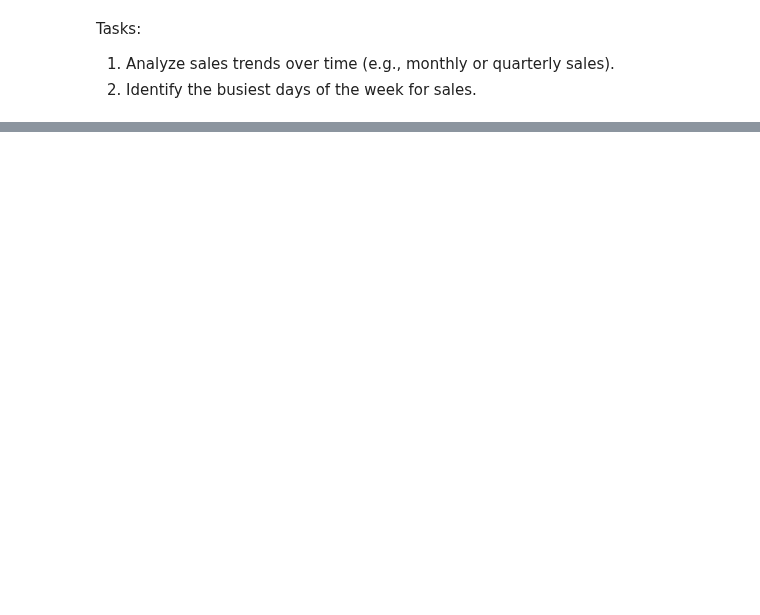
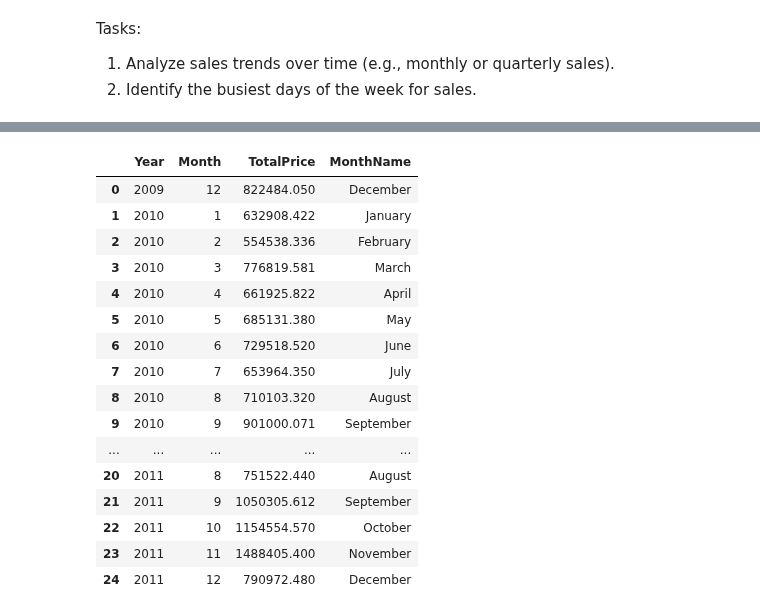
Before and after one commit to Prashant0594/python_data_projects, a Jupyter notebook: 3_online_retail_project/4_time_based_analysis.ipynb, the cells around one changed output, grey strips where cells are left out. Drawn from its saved outputs; the diff is of its cells as text; code cells hidden in the pictures; blank space fills up the shorter version.

```diff
--- a/3_online_retail_project/4_time_based_analysis.ipynb
+++ b/3_online_retail_project/4_time_based_analysis.ipynb
@@ -33,3 +33,6 @@ df['Month'] = df['InvoiceDate'].dt.month
 df['Quarter'] = df['InvoiceDate'].dt.quarter
 df['WeekNumber'] = df['InvoiceDate'].dt.isocalendar().week  # Week number
 df['DayOfWeek'] = df['InvoiceDate'].dt.day_name()  # Day of the week as a string
+# %%
+monthly_sales=df.groupby(['Year', 'Month']).agg({'TotalPrice': 'sum'}).reset_index()
+monthly_sales
@@ -35,0 +57,21 @@ df['DayOfWeek'] = df['InvoiceDate'].dt.day_name()  # Day of the week as a string
+# %%
+monthly_sales['MonthName'] = pd.to_datetime(monthly_sales['Month'], format='%m').dt.month_name()
+monthly_sales
+# %% [output]
+|  | Year | Month | TotalPrice | MonthName |
+| 0 | 2009 | 12 | 822484.050 | December |
+| 1 | 2010 | 1 | 632908.422 | January |
+| 2 | 2010 | 2 | 554538.336 | February |
+| 3 | 2010 | 3 | 776819.581 | March |
+| 4 | 2010 | 4 | 661925.822 | April |
+| 5 | 2010 | 5 | 685131.380 | May |
+| 6 | 2010 | 6 | 729518.520 | June |
+| 7 | 2010 | 7 | 653964.350 | July |
+| 8 | 2010 | 8 | 710103.320 | August |
+| 9 | 2010 | 9 | 901000.071 | September |
+| ... | ... | ... | ... | ... |
+| 20 | 2011 | 8 | 751522.440 | August |
+| 21 | 2011 | 9 | 1050305.612 | September |
+| 22 | 2011 | 10 | 1154554.570 | October |
+| 23 | 2011 | 11 | 1488405.400 | November |
+| 24 | 2011 | 12 | 790972.480 | December |
```
Also changed, not shown: parts of 9 cells of this notebook.
